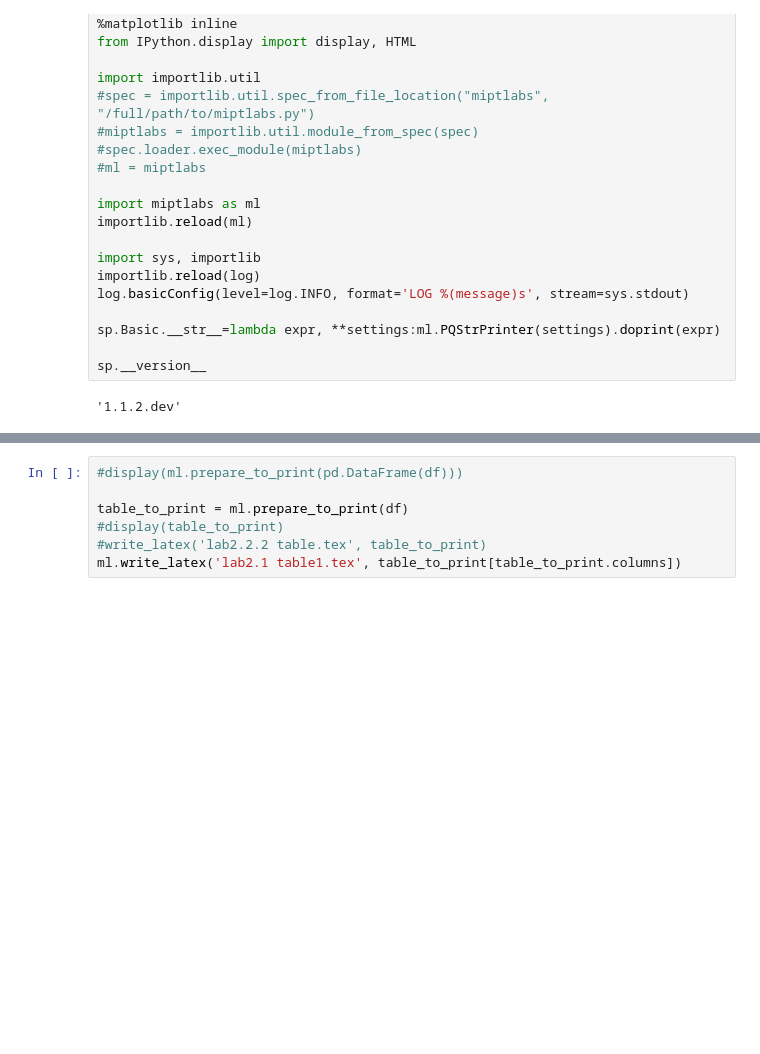
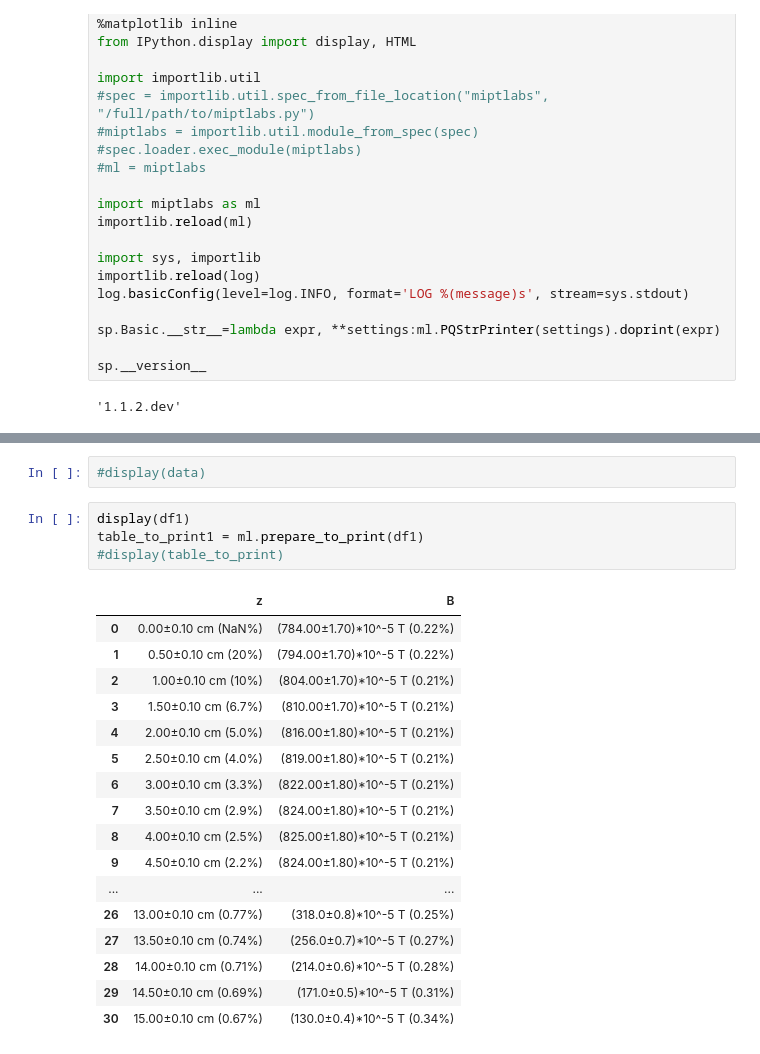
Before and after one commit to Wiki-fan/miptlabs, a Jupyter notebook: lab1.2.ipynb, the cells around one changed output, grey strips where cells are left out. Cells and saved outputs as stored; diff of their text form; blank space fills up the shorter version.

```diff
--- a/lab1.2.ipynb
+++ b/lab1.2.ipynb
@@ -73,7 +57,24 @@ df
-# %%
-#display(ml.prepare_to_print(pd.DataFrame(df)))
-
-table_to_print = ml.prepare_to_print(df)
-#display(table_to_print)
-#write_latex('lab2.2.2 table.tex', table_to_print)
-ml.write_latex('lab2.1 table1.tex', table_to_print[table_to_print.columns])
+# %%
+#display(data)
+# %%
+display(df1)
+table_to_print1 = ml.prepare_to_print(df1)
+#display(table_to_print)
+# %% [output]
+|  | z | B |
+| 0 | 0.00±0.10 cm (NaN%) | (784.00±1.70)*10^-5 T (0.22%) |
+| 1 | 0.50±0.10 cm (20%) | (794.00±1.70)*10^-5 T (0.22%) |
+| 2 | 1.00±0.10 cm (10%) | (804.00±1.70)*10^-5 T (0.21%) |
+| 3 | 1.50±0.10 cm (6.7%) | (810.00±1.70)*10^-5 T (0.21%) |
+| 4 | 2.00±0.10 cm (5.0%) | (816.00±1.80)*10^-5 T (0.21%) |
+| 5 | 2.50±0.10 cm (4.0%) | (819.00±1.80)*10^-5 T (0.21%) |
+| 6 | 3.00±0.10 cm (3.3%) | (822.00±1.80)*10^-5 T (0.21%) |
+| 7 | 3.50±0.10 cm (2.9%) | (824.00±1.80)*10^-5 T (0.21%) |
+| 8 | 4.00±0.10 cm (2.5%) | (825.00±1.80)*10^-5 T (0.21%) |
+| 9 | 4.50±0.10 cm (2.2%) | (824.00±1.80)*10^-5 T (0.21%) |
+| ... | ... | ... |
+| 26 | 13.00±0.10 cm (0.77%) | (318.0±0.8)*10^-5 T (0.25%) |
+| 27 | 13.50±0.10 cm (0.74%) | (256.0±0.7)*10^-5 T (0.27%) |
+| 28 | 14.00±0.10 cm (0.71%) | (214.0±0.6)*10^-5 T (0.28%) |
+| 29 | 14.50±0.10 cm (0.69%) | (171.0±0.5)*10^-5 T (0.31%) |
+| 30 | 15.00±0.10 cm (0.67%) | (130.0±0.4)*10^-5 T (0.34%) |
```
Also changed, not shown: parts of 18 cells of this notebook, 4 other files.
